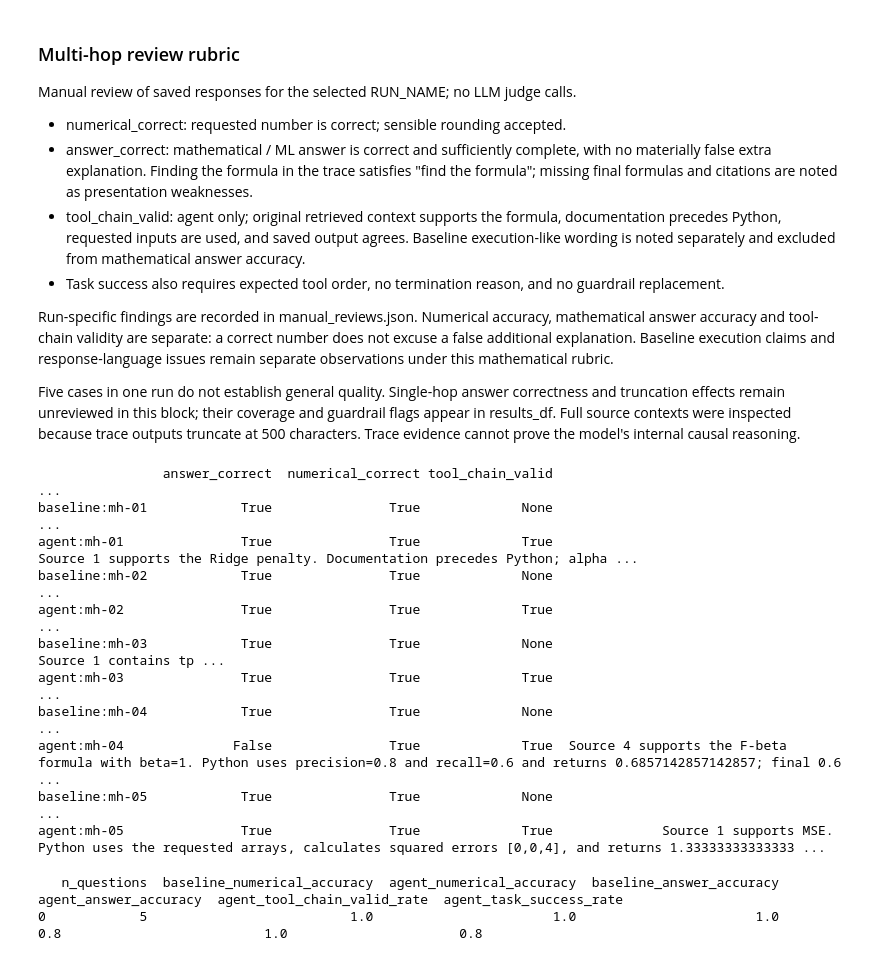
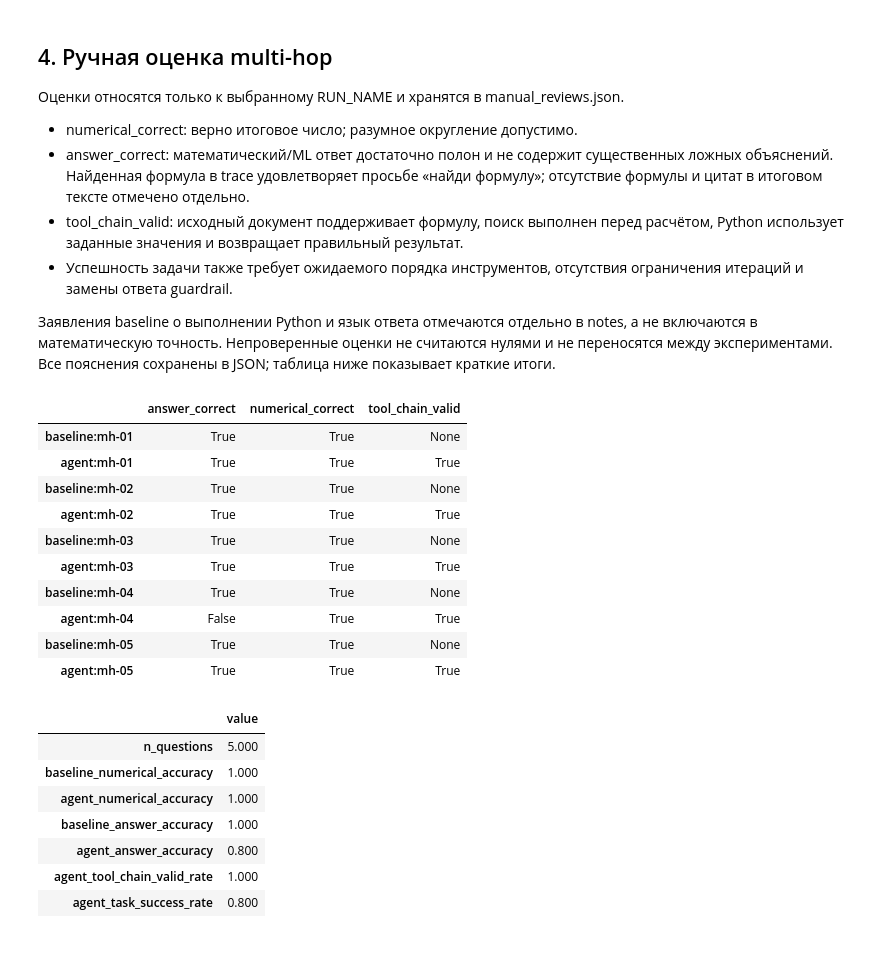
Before and after one commit to Brtwm/sklearn-agent-service, a Jupyter notebook: notebooks/agent_eval.ipynb, the cells around one changed output. Cells and saved outputs as stored; diff of their text form; code cells hidden in the pictures.

```diff
--- a/notebooks/agent_eval.ipynb
+++ b/notebooks/agent_eval.ipynb
@@ -625,56 +556,54 @@ The following table lists some specific EDMs and their unit deviance :
 # %% [markdown]
-### Multi-hop review rubric
+## 4. Ручная оценка multi-hop
 
-Manual review of saved responses for the selected RUN_NAME; no LLM judge calls.
+Оценки относятся только к выбранному RUN_NAME и хранятся в manual_reviews.json.
 
-- numerical_correct: requested number is correct; sensible rounding accepted.
-- answer_correct: mathematical / ML answer is correct and sufficiently complete, with no materially false extra explanation. Finding the formula in the trace satisfies "find the formula"; missing final formulas and citations are noted as presentation weaknesses.
-- tool_chain_valid: agent only; original retrieved context supports the formula, documentation precedes Python, requested inputs are used, and saved output agrees. Baseline execution-like wording is noted separately and excluded from mathematical answer accuracy.
-- Task success also requires expected tool order, no termination reason, and no guardrail replacement.
+- numerical_correct: верно итоговое число; разумное округление допустимо.
+- answer_correct: математический/ML ответ достаточно полон и не содержит существенных ложных объяснений. Найденная формула в trace удовлетворяет просьбе «найди формулу»; отсутствие формулы и цитат в итоговом тексте отмечено отдельно.
+- tool_chain_valid: исходный документ поддерживает формулу, поиск выполнен перед расчётом, Python использует заданные значения и возвращает правильный результат.
+- Успешность задачи также требует ожидаемого порядка инструментов, отсутствия ограничения итераций и замены ответа guardrail.
 
-Run-specific findings are recorded in manual_reviews.json. Numerical accuracy, mathematical answer accuracy and tool-chain validity are separate: a correct number does not excuse a false additional explanation. Baseline execution claims and response-language issues remain separate observations under this mathematical rubric.
-
-Five cases in one run do not establish general quality. Single-hop answer correctness and truncation effects remain unreviewed in this block; their coverage and guardrail flags appear in results_df. Full source contexts were inspected because trace outputs truncate at 500 characters. Trace evidence cannot prove the model's internal causal reasoning.
+Заявления baseline о выполнении Python и язык ответа отмечаются отдельно в notes, а не включаются в математическую точность. Непроверенные оценки не считаются нулями и не переносятся между экспериментами. Все пояснения сохранены в JSON; таблица ниже показывает краткие итоги.
 # %%
 """Load persistent manual reviews for multi-hop questions."""
 
 REVIEWS_PATH = RUN_DIR / "manual_reviews.json"
 if REVIEWS_PATH.exists():
     manual_reviews = json.loads(REVIEWS_PATH.read_text(encoding="utf-8"))
 else:
     manual_reviews = {
         f"{system}:{item['id']}": {
             "answer_correct": None,
             "numerical_correct": None,
             "tool_chain_valid": None,
             "notes": "",
         }
         for item in run["questions"] if item["group"] == "multi_hop"
         for system in SYSTEMS
     }
 
 
 def save_reviews() -> None:
     REVIEWS_PATH.write_text(
         json.dumps(manual_reviews, ensure_ascii=False, indent=2) + "\n",
         encoding="utf-8",
     )
 
 
 save_reviews()
-display(pd.DataFrame.from_dict(manual_reviews, orient="index"))
+display(pd.DataFrame.from_dict(manual_reviews, orient="index").drop(columns="notes"))
 # %% [output]
-                answer_correct  numerical_correct tool_chain_valid                                                                                                                                       ...
-baseline:mh-01            True               True             None                                                                                                                                       ...
-agent:mh-01               True               True             True                                                             Source 1 supports the Ridge penalty. Documentation precedes Python; alpha ...
-baseline:mh-02            True               True             None                                                                                                                                       ...
-agent:mh-02               True               True             True                                                                                                                                       ...
-baseline:mh-03            True               True             None                                                                                                                  Source 1 contains tp ...
-agent:mh-03               True               True             True                                                                                                                                       ...
-baseline:mh-04            True               True             None                                                                                                                                       ...
-agent:mh-04              False               True             True  Source 4 supports the F-beta formula with beta=1. Python uses precision=0.8 and recall=0.6 and returns 0.6857142857142857; final 0.6 ...
-baseline:mh-05            True               True             None                                                                                                                                       ...
-agent:mh-05               True               True             True              Source 1 supports MSE. Python uses the requested arrays, calculates squared errors [0,0,4], and returns 1.33333333333333 ...
+|  | answer_correct | numerical_correct | tool_chain_valid |
+| baseline:mh-01 | True | True | None |
+| agent:mh-01 | True | True | True |
+| baseline:mh-02 | True | True | None |
+| agent:mh-02 | True | True | True |
+| baseline:mh-03 | True | True | None |
+| agent:mh-03 | True | True | True |
+| baseline:mh-04 | True | True | None |
+| agent:mh-04 | False | True | True |
+| baseline:mh-05 | True | True | None |
+| agent:mh-05 | True | True | True |
 # %%
 """Summarize reviewed multi-hop results without provider calls."""
 
@@ -730,7 +659,13 @@ multi_hop_summary = {
     json.dumps(multi_hop_summary, ensure_ascii=False, indent=2) + "\n",
     encoding="utf-8",
 )
-display(pd.DataFrame([multi_hop_summary]))
+display(pd.DataFrame.from_dict(multi_hop_summary, orient="index", columns=["value"]))
 # %% [output]
-   n_questions  baseline_numerical_accuracy  agent_numerical_accuracy  baseline_answer_accuracy  agent_answer_accuracy  agent_tool_chain_valid_rate  agent_task_success_rate
-0            5                          1.0                       1.0                       1.0                    0.8                          1.0                      0.8
+|  | value |
+| n_questions | 5.000 |
+| baseline_numerical_accuracy | 1.000 |
+| agent_numerical_accuracy | 1.000 |
+| baseline_answer_accuracy | 1.000 |
+| agent_answer_accuracy | 0.800 |
+| agent_tool_chain_valid_rate | 1.000 |
+| agent_task_success_rate | 0.800 |
```
Also changed, not shown: parts of 23 cells of this notebook, 13 other files.
